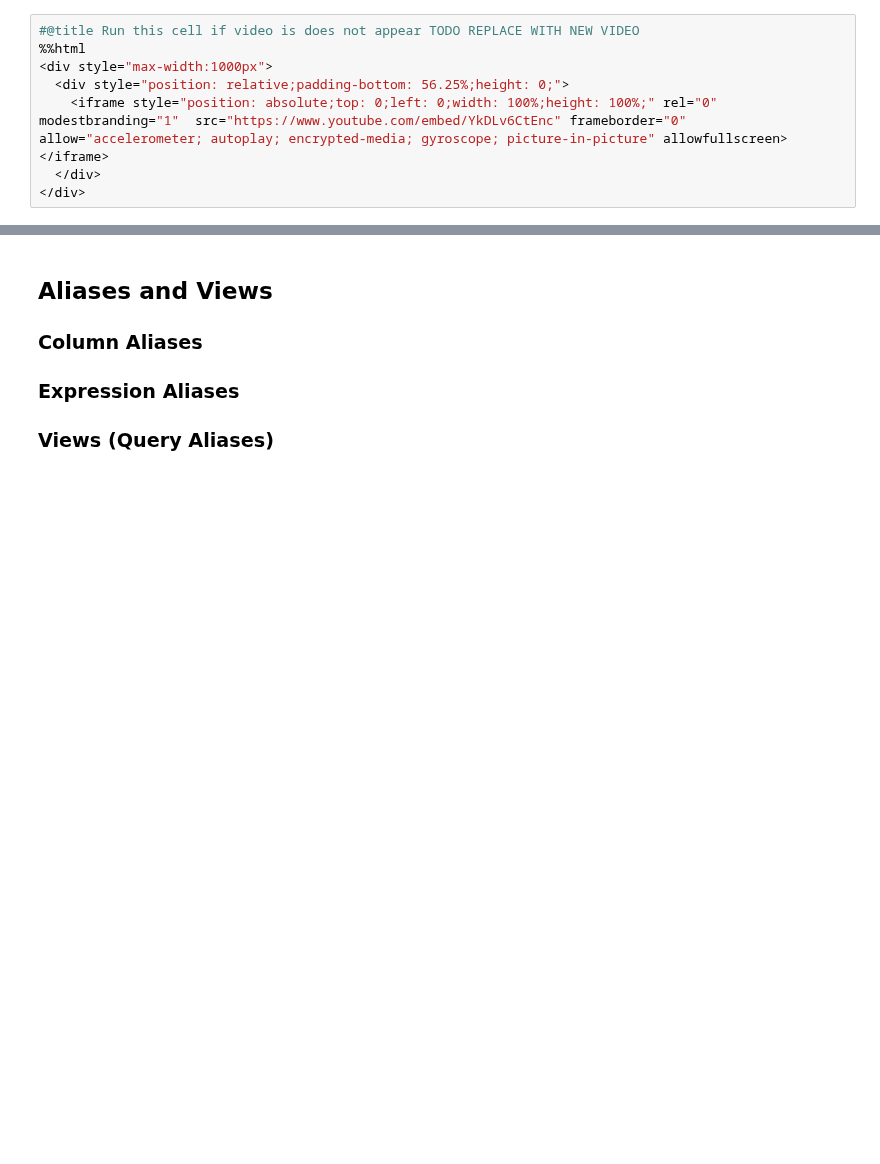
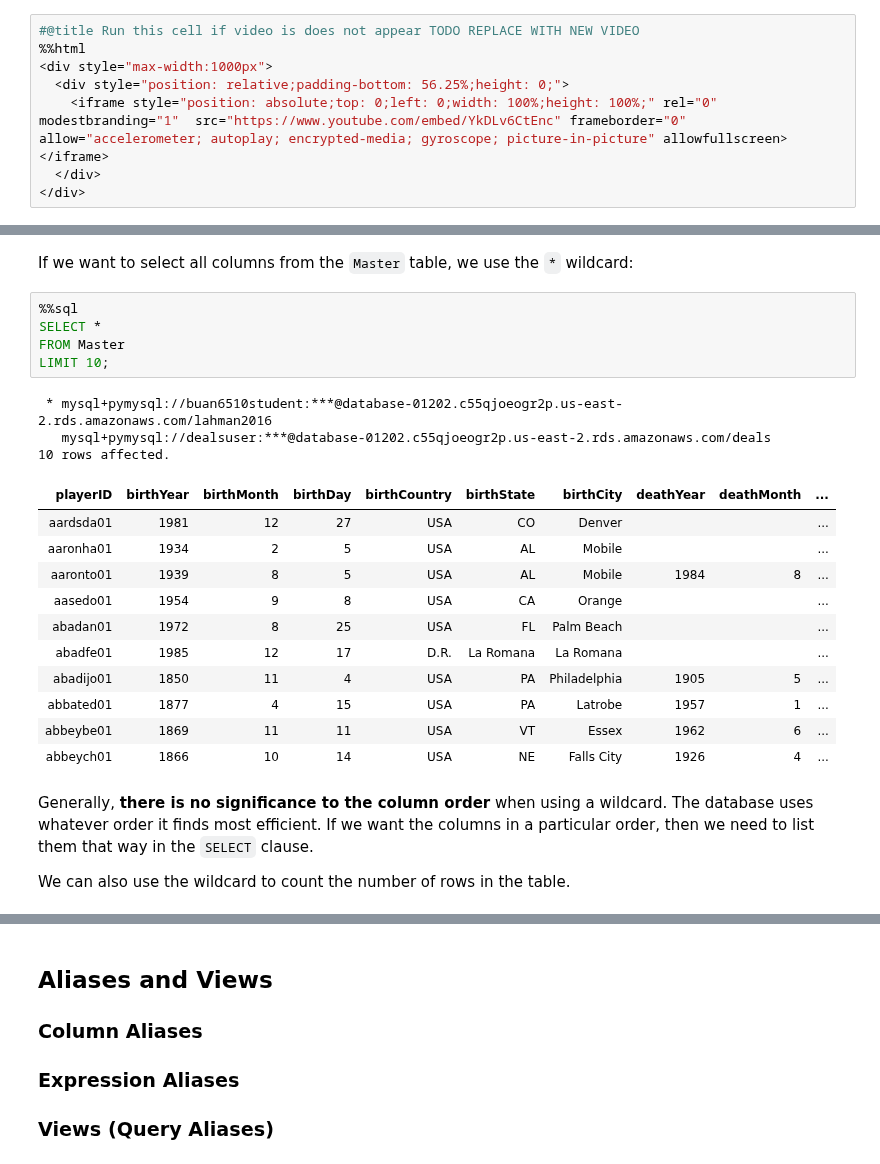
Before and after one commit to kangpyolee/DATA6510, a Jupyter notebook: L2_SELECT_basics.ipynb, the cells around one changed output, grey strips where cells are left out. Drawn from its saved outputs; the diff is of its cells as text; blank space fills up the shorter version.

```diff
--- a/L2_SELECT_basics.ipynb
+++ b/L2_SELECT_basics.ipynb
@@ -58,0 +176,26 @@ So, when asked "Why SQL?" the best answer is "Why not SQL?" because that is the
+# %% [markdown]
+If we want to select all columns from the `Master` table, we use the `*` wildcard:
+# %%
+%%sql
+SELECT *
+FROM Master
+LIMIT 10;
+# %% [output]
+ * mysql+pymysql://buan6510student:***@database-01202.c55qjoeogr2p.us-east-2.rds.amazonaws.com/lahman2016
+   mysql+pymysql://dealsuser:***@database-01202.c55qjoeogr2p.us-east-2.rds.amazonaws.com/deals
+10 rows affected.
+| playerID | birthYear | birthMonth | birthDay | birthCountry | birthState | birthCity | deathYear | deathMonth | ... |
+| aardsda01 | 1981 | 12 | 27 | USA | CO | Denver |  |  | ... |
+| aaronha01 | 1934 | 2 | 5 | USA | AL | Mobile |  |  | ... |
+| aaronto01 | 1939 | 8 | 5 | USA | AL | Mobile | 1984 | 8 | ... |
+| aasedo01 | 1954 | 9 | 8 | USA | CA | Orange |  |  | ... |
+| abadan01 | 1972 | 8 | 25 | USA | FL | Palm Beach |  |  | ... |
+| abadfe01 | 1985 | 12 | 17 | D.R. | La Romana | La Romana |  |  | ... |
+| abadijo01 | 1850 | 11 | 4 | USA | PA | Philadelphia | 1905 | 5 | ... |
+| abbated01 | 1877 | 4 | 15 | USA | PA | Latrobe | 1957 | 1 | ... |
+| abbeybe01 | 1869 | 11 | 11 | USA | VT | Essex | 1962 | 6 | ... |
+| abbeych01 | 1866 | 10 | 14 | USA | NE | Falls City | 1926 | 4 | ... |
+# %% [markdown]
+Generally, **there is no significance to the column order** when using a wildcard. The database uses whatever order it finds most efficient. If we want the columns in a particular order, then we need to list them that way in the `SELECT` clause.
+
+We can also use the wildcard to count the number of rows in the table.
```
Also changed, not shown: parts of 33 cells of this notebook.
